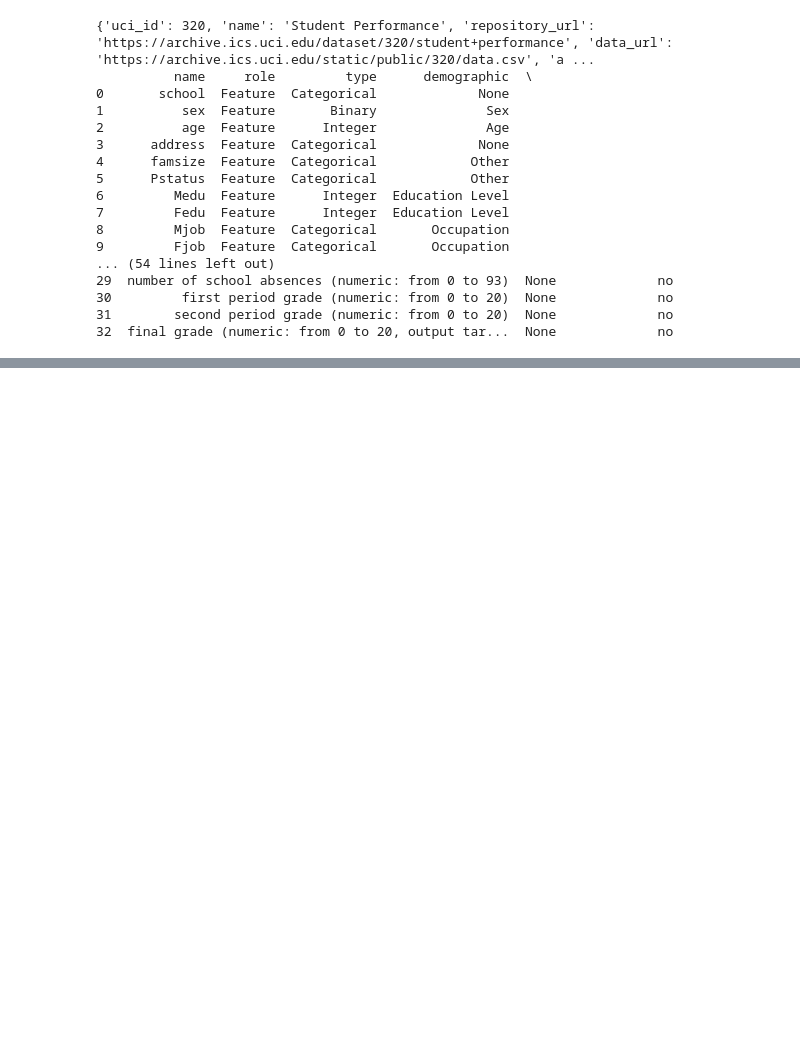
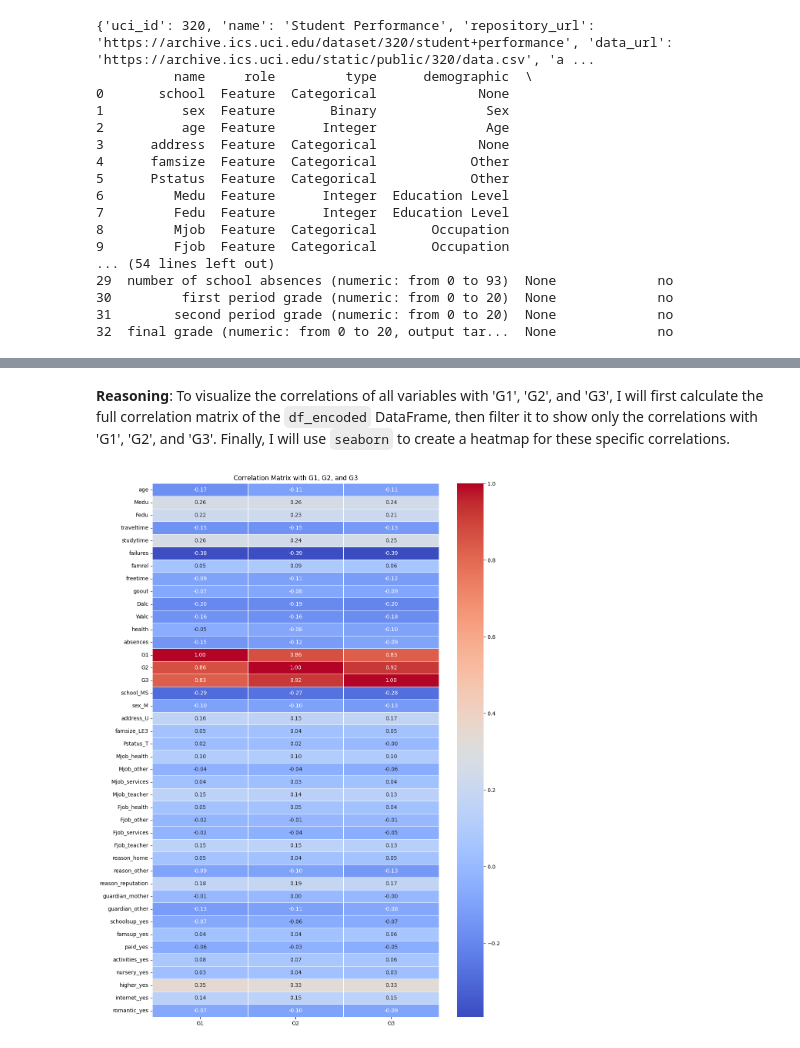
Before and after one commit to Anouarlh/DS, a Jupyter notebook: Anouar_LAHLOU_ASS1.ipynb, the cells around one changed output, grey strips where cells are left out. Drawn from its saved outputs; the diff is of its cells as text; code cells hidden in the pictures; blank space fills up the shorter version.

```diff
--- a/Anouar_LAHLOU_ASS1.ipynb
+++ b/Anouar_LAHLOU_ASS1.ipynb
@@ -50,0 +243,11 @@ print(student_performance.variables)
+# %%
+import pandas as pd
+
+# Identify categorical columns
+categorical_cols = df.select_dtypes(include='object').columns
+
+# Apply One-Hot Encoding to categorical columns
+df_encoded = pd.get_dummies(df, columns=categorical_cols, drop_first=True)
+
+print("First 5 rows of the One-Hot Encoded DataFrame:")
+print(df_encoded.head())
@@ -50,0 +277,22 @@ print(student_performance.variables)
+# %% [markdown]
+**Reasoning**:
+To visualize the correlations of all variables with 'G1', 'G2', and 'G3', I will first calculate the full correlation matrix of the `df_encoded` DataFrame, then filter it to show only the correlations with 'G1', 'G2', and 'G3'. Finally, I will use `seaborn` to create a heatmap for these specific correlations.
+# %%
+import seaborn as sns
+import matplotlib.pyplot as plt
+
+# Calculate the correlation matrix for the encoded DataFrame
+correlation_matrix = df_encoded.corr(numeric_only=True)
+
+# Extract correlations with G1, G2, and G3
+correlation_with_grades = correlation_matrix[['G1', 'G2', 'G3']]
+
+# Set up the matplotlib figure
+plt.figure(figsize=(12, 18))
+
+# Create a heatmap
+sns.heatmap(correlation_with_grades, annot=True, cmap='coolwarm', fmt=".2f", linewidths=.5)
+plt.title('Correlation Matrix with G1, G2, and G3')
+plt.show()
+# %% [output]
+[figure, added]
```
Also changed, not shown: parts of 34 cells of this notebook.
